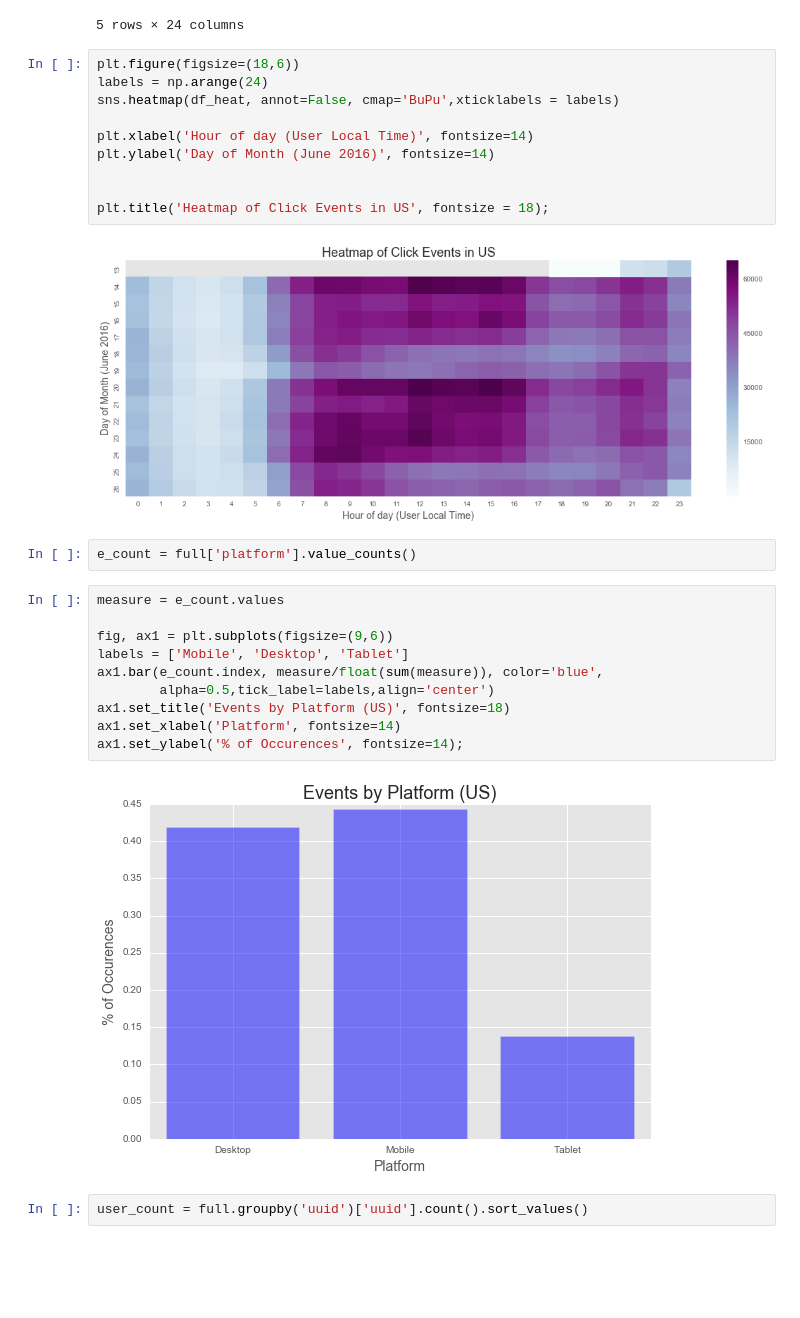
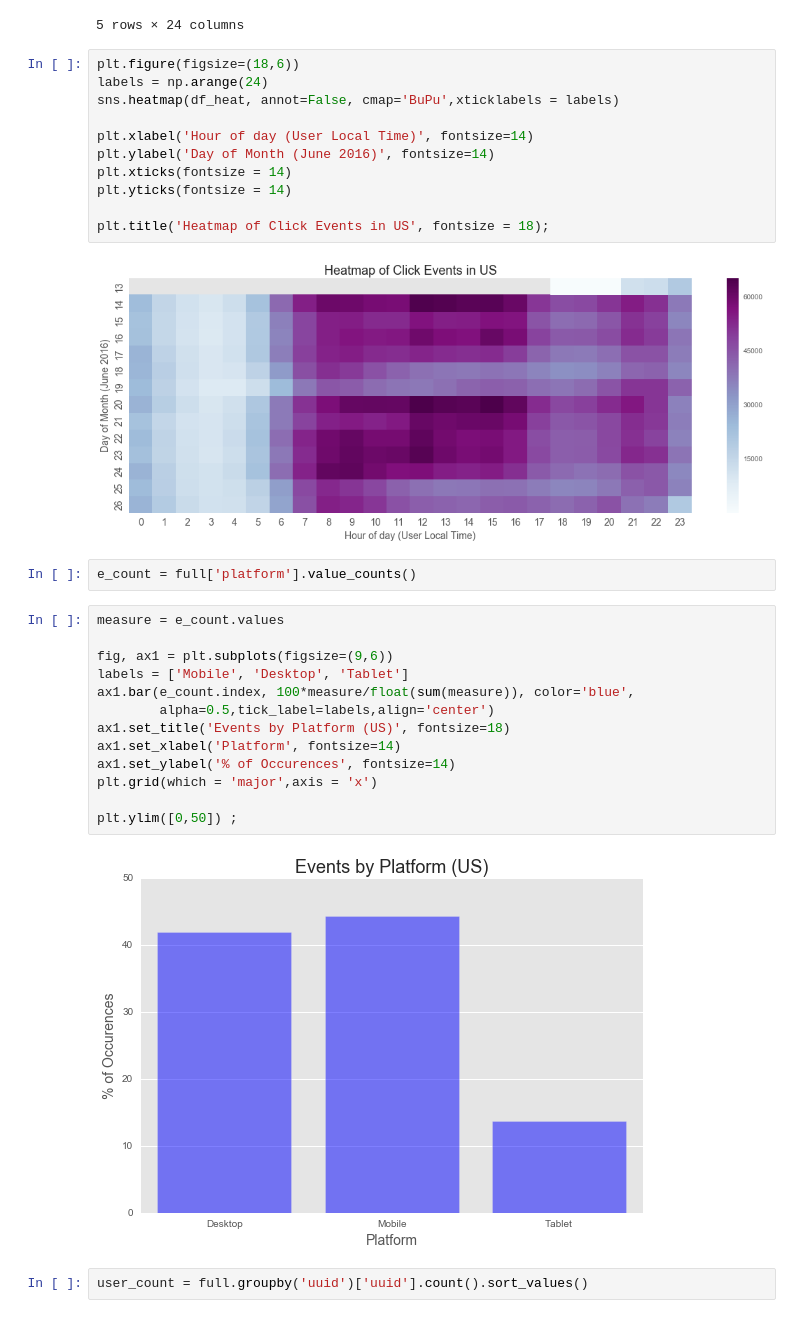
Before and after one commit to avmotamed/GA-Projects, a Jupyter notebook: Predicting_Click_Through/Book 2 - EDA.ipynb, the cells around one changed output. Saved outputs shown, nothing was run; the diff lists cells and outputs as text; blank space fills up the shorter version.

```diff
--- a/Predicting_Click_Through/Book 2 US Data Set EDA.ipynb
+++ b/Predicting_Click_Through/Book 2 - EDA.ipynb
@@ -54,25 +53,29 @@ sns.heatmap(df_heat, annot=False, cmap='BuPu',xticklabels = labels)
 
 plt.xlabel('Hour of day (User Local Time)', fontsize=14)
 plt.ylabel('Day of Month (June 2016)', fontsize=14)
-
+plt.xticks(fontsize = 14)
+plt.yticks(fontsize = 14)
 
 plt.title('Heatmap of Click Events in US', fontsize = 18);
 # %% [output]
-[figure, old version]
+[figure, new version]
 # %%
 e_count = full['platform'].value_counts()
 # %%
 measure = e_count.values
 
 fig, ax1 = plt.subplots(figsize=(9,6))
 labels = ['Mobile', 'Desktop', 'Tablet']
-ax1.bar(e_count.index, measure/float(sum(measure)), color='blue',
+ax1.bar(e_count.index, 100*measure/float(sum(measure)), color='blue',
         alpha=0.5,tick_label=labels,align='center')
 ax1.set_title('Events by Platform (US)', fontsize=18)
 ax1.set_xlabel('Platform', fontsize=14)
-ax1.set_ylabel('% of Occurences', fontsize=14);
+ax1.set_ylabel('% of Occurences', fontsize=14)
+plt.grid(which = 'major',axis = 'x')
+
+plt.ylim([0,50]) ;
 # %% [output]
-[figure, old version]
+[figure, new version]
 # %%
 user_count = full.groupby('uuid')['uuid'].count().sort_values()
 # %%
```
Also changed, not shown: parts of 3 cells of this notebook, 17 other files.
